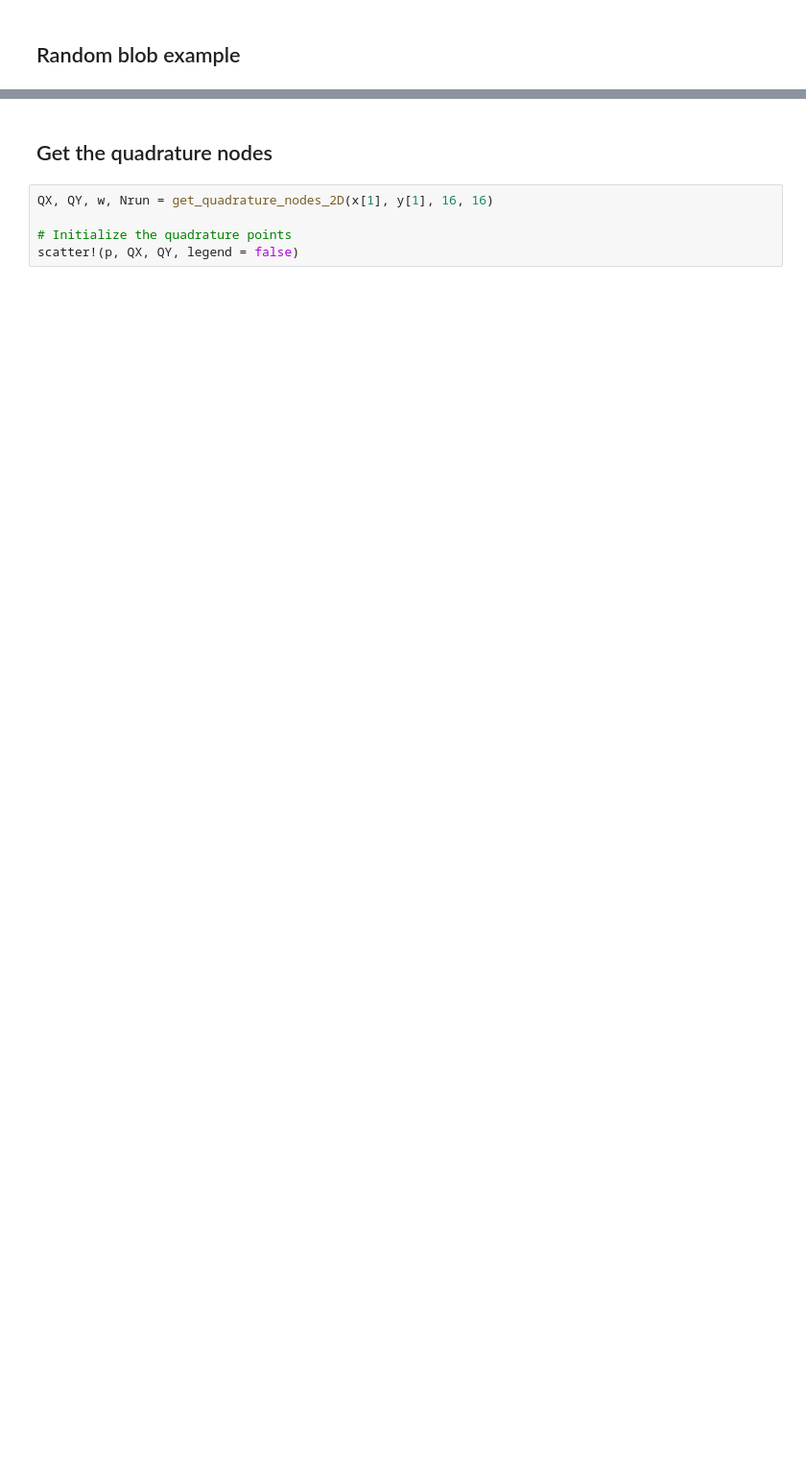
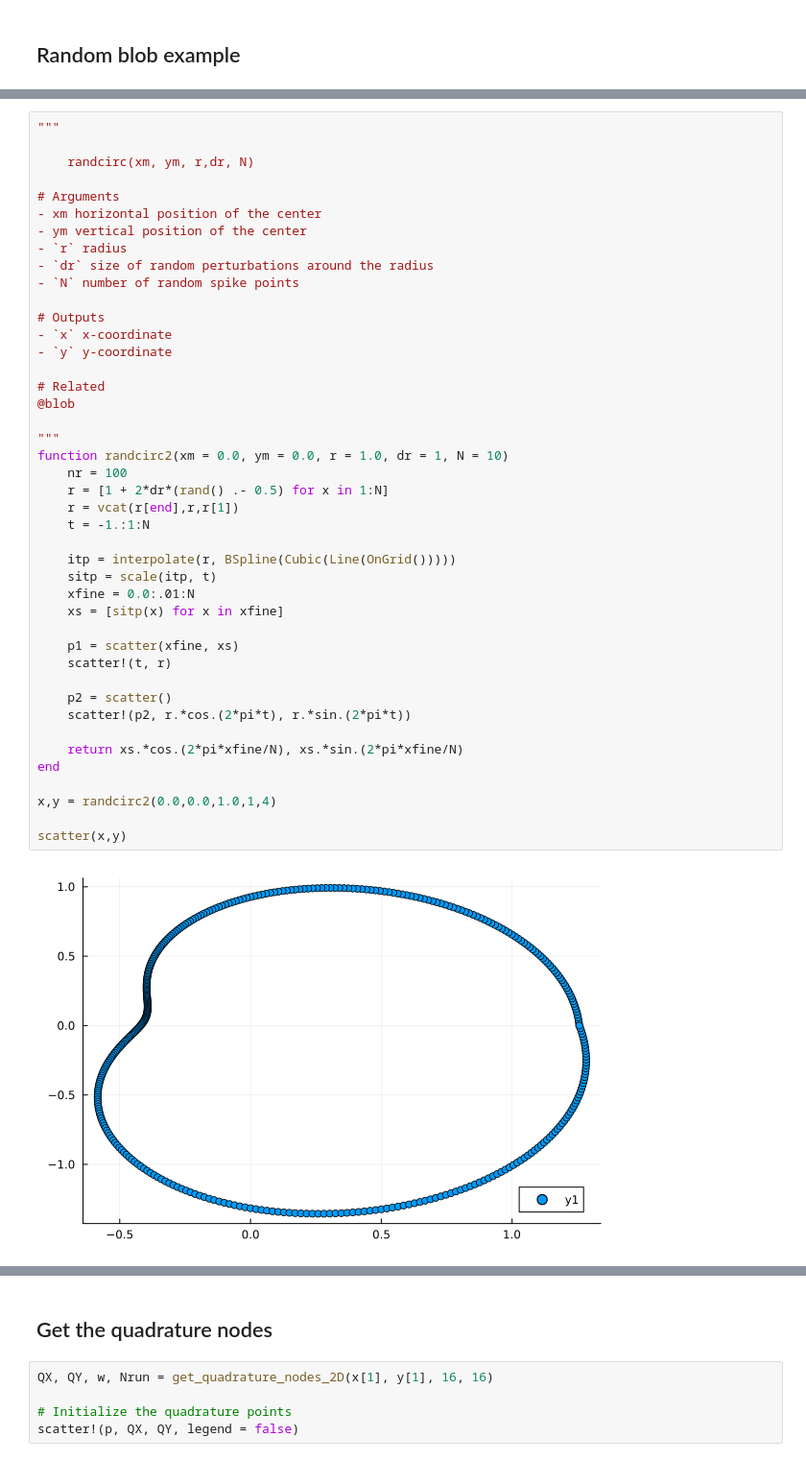
Before and after one commit to lootie/Slepians.jl, a Jupyter notebook: Examples/Localization2D.ipynb, the cells around one changed output, grey strips where cells are left out. Shown at 96% size. Cells and saved outputs as stored; diff of their text form; blank space fills up the shorter version.

```diff
--- a/Examples/Localization2D.ipynb
+++ b/Examples/Localization2D.ipynb
@@ -18,0 +66,45 @@ Main.RHMatrix
+# %%
+"""
+
+    randcirc(xm, ym, r,dr, N)
+
+# Arguments
+- xm horizontal position of the center
+- ym vertical position of the center
+- `r` radius
+- `dr` size of random perturbations around the radius
+- `N` number of random spike points
+
+# Outputs
+- `x` x-coordinate
+- `y` y-coordinate
+
+# Related
+@blob
+
+"""
+function randcirc2(xm = 0.0, ym = 0.0, r = 1.0, dr = 1, N = 10)
+    nr = 100
+    r = [1 + 2*dr*(rand() .- 0.5) for x in 1:N]
+    r = vcat(r[end],r,r[1])
+    t = -1.:1:N
+
+    itp = interpolate(r, BSpline(Cubic(Line(OnGrid()))))
+    sitp = scale(itp, t)
+    xfine = 0.0:.01:N
+    xs = [sitp(x) for x in xfine]
+
+    p1 = scatter(xfine, xs)
+    scatter!(t, r)
+
+    p2 = scatter()
+    scatter!(p2, r.*cos.(2*pi*t), r.*sin.(2*pi*t))
+
+    return xs.*cos.(2*pi*xfine/N), xs.*sin.(2*pi*xfine/N)
+end
+
+x,y = randcirc2(0.0,0.0,1.0,1,4)
+
+scatter(x,y)
+# %% [output]
+[figure, added]
```
Also changed, not shown: parts of 24 cells of this notebook, 4 other files.
